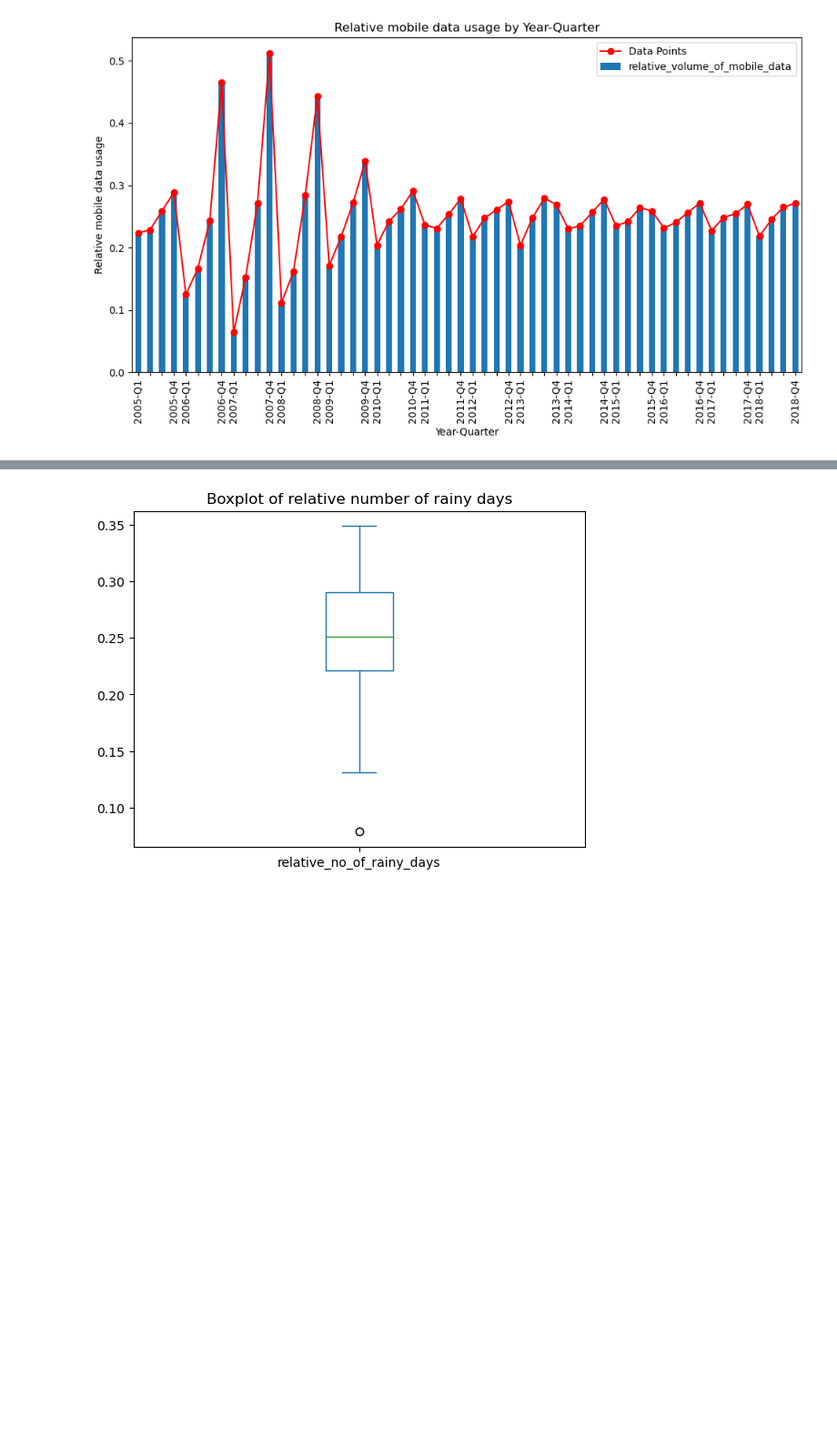
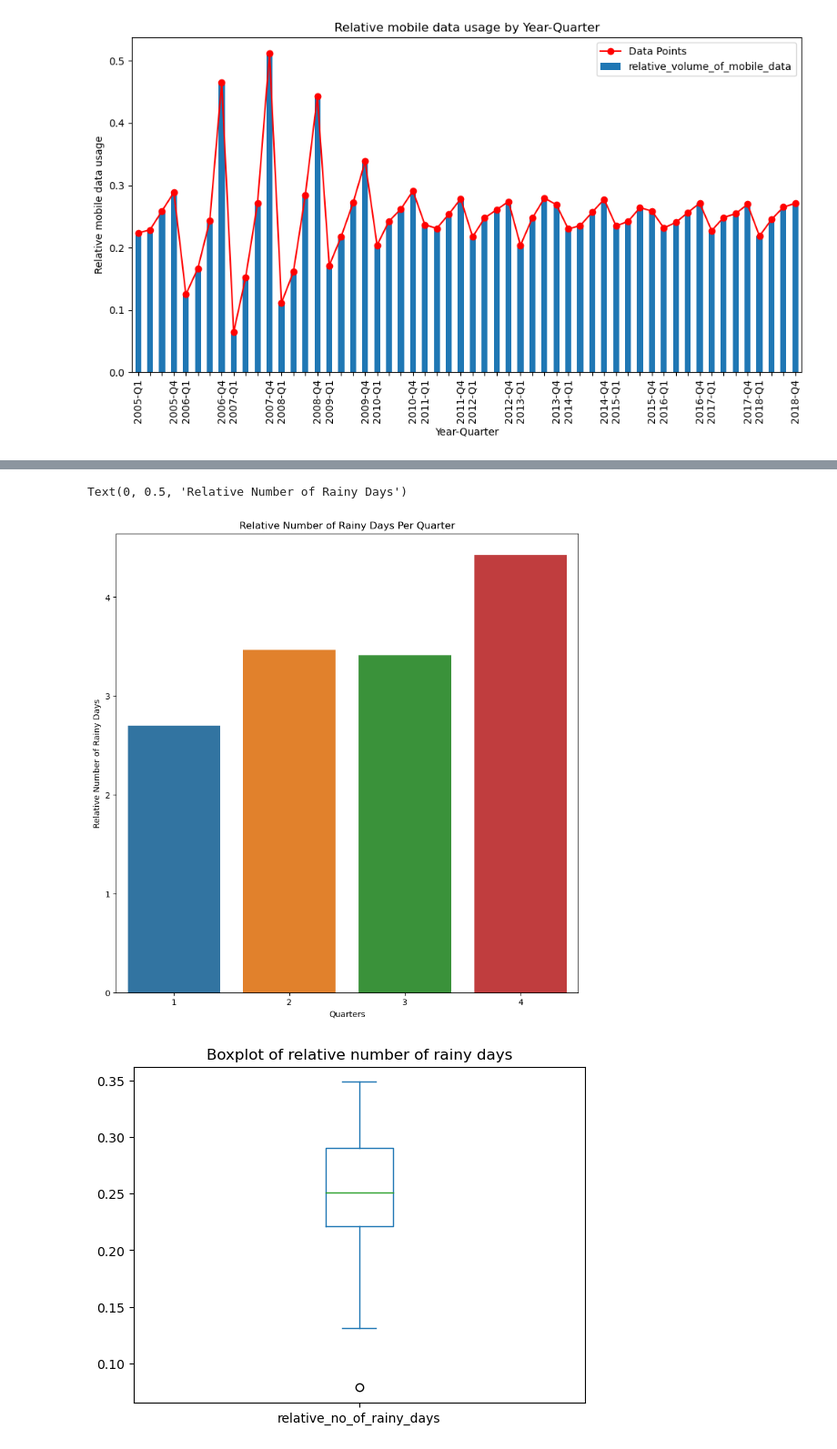
Before and after one commit to Mister12E/GA-Projects, a Jupyter notebook: Project_1/Code/Project 1 Jupyter notebook (Elliot).ipynb, the cells around one changed output, grey strips where cells are left out. Shown at 91% size. Saved outputs shown, nothing was run; the diff lists cells and outputs as text; code cells hidden in the pictures; blank space fills up the shorter version.

```diff
--- a/Project_1/Code/Project 1 Jupyter notebook (Elliot).ipynb
+++ b/Project_1/Code/Project 1 Jupyter notebook (Elliot).ipynb
@@ -556,3 +932,12 @@ plt.show()
+# %%
+fig = plt.figure(figsize = (10, 10))
+sns.barplot(data = grouped_df, x = grouped_df.index, y = 'relative_no_of_rainy_days')
+plt.title('Relative Number of Rainy Days Per Quarter')
+plt.xlabel('Quarters')
+plt.ylabel('Relative Number of Rainy Days')
+# %% [output]
+Text(0, 0.5, 'Relative Number of Rainy Days')
+[figure, added]
 # %%
 # Boxplot of relative number of rainy days
 merged_df.relative_no_of_rainy_days.plot(kind='box')
```
Also changed, not shown: parts of 50 cells of this notebook.
